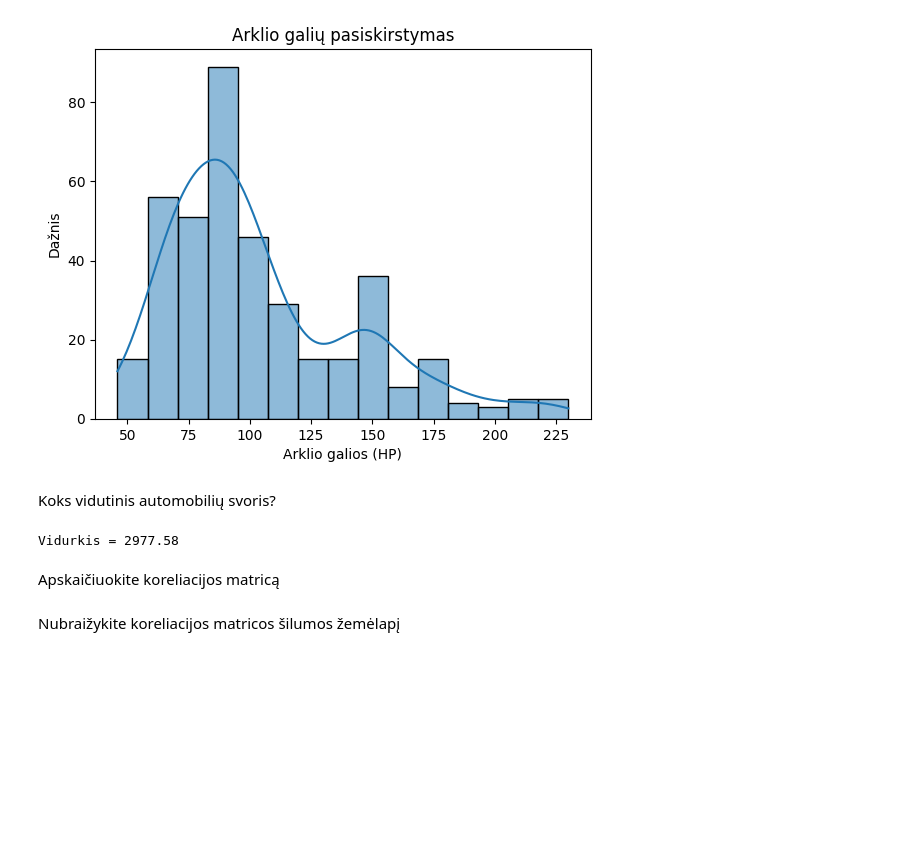
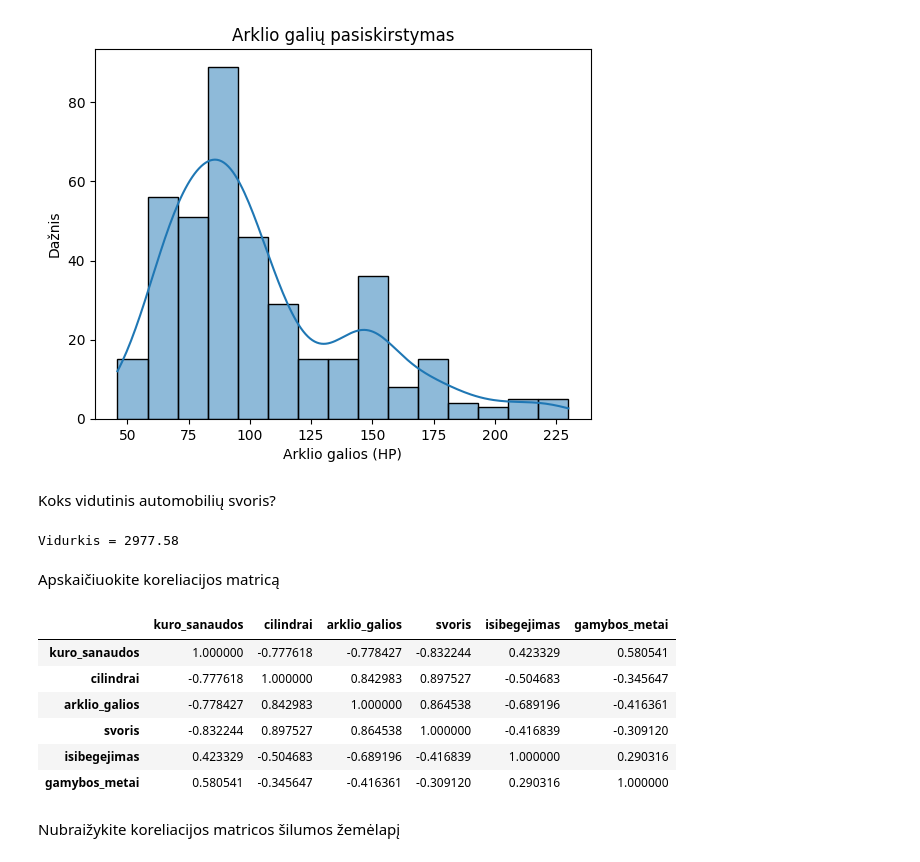
Before and after one commit to Devilstix/BIT_Data_analyst, a Jupyter notebook: 04_statistics/lectures/03_lesson/Statistics_Practice_automobiliai.ipynb, the cells around one changed output. Drawn from its saved outputs; the diff is of its cells as text; code cells hidden in the pictures; blank space fills up the shorter version.

```diff
--- a/04_statistics/lectures/03_lesson/Statistics_Practice_automobiliai.ipynb
+++ b/04_statistics/lectures/03_lesson/Statistics_Practice_automobiliai.ipynb
@@ -49,5 +49,16 @@ print("Vidurkis =", mean)
 Vidurkis = 2977.58
 # %% [markdown]
 Apskaičiuokite koreliacijos matricą
+# %%
+df_numeric = df.select_dtypes(include=["number"])
+df_numeric.corr()
+# %% [output]
+|  | kuro_sanaudos | cilindrai | arklio_galios | svoris | isibegejimas | gamybos_metai |
+| kuro_sanaudos | 1.000000 | -0.777618 | -0.778427 | -0.832244 | 0.423329 | 0.580541 |
+| cilindrai | -0.777618 | 1.000000 | 0.842983 | 0.897527 | -0.504683 | -0.345647 |
+| arklio_galios | -0.778427 | 0.842983 | 1.000000 | 0.864538 | -0.689196 | -0.416361 |
+| svoris | -0.832244 | 0.897527 | 0.864538 | 1.000000 | -0.416839 | -0.309120 |
+| isibegejimas | 0.423329 | -0.504683 | -0.689196 | -0.416839 | 1.000000 | 0.290316 |
+| gamybos_metai | 0.580541 | -0.345647 | -0.416361 | -0.309120 | 0.290316 | 1.000000 |
 # %% [markdown]
 Nubraižykite koreliacijos matricos šilumos žemėlapį
```
Also changed, not shown: parts of 8 cells of this notebook.
